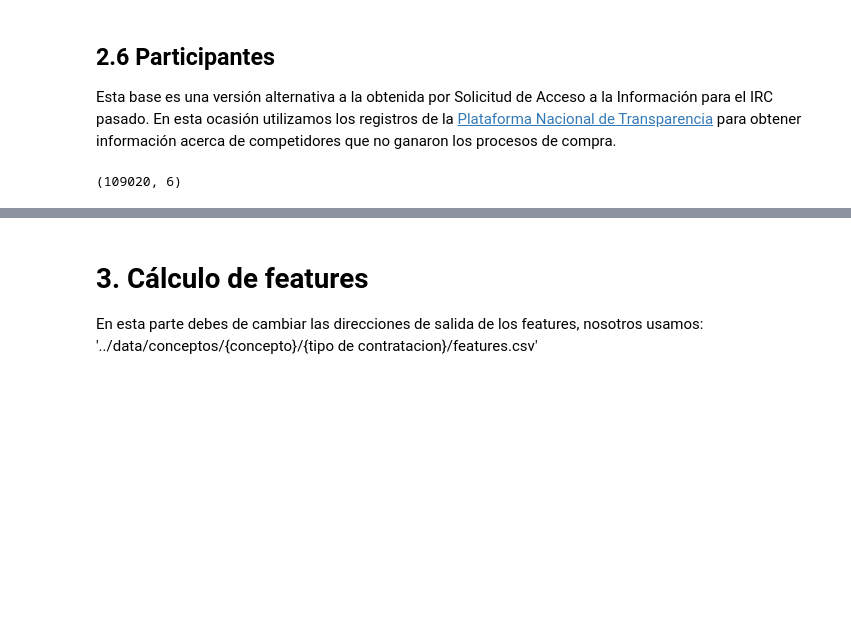
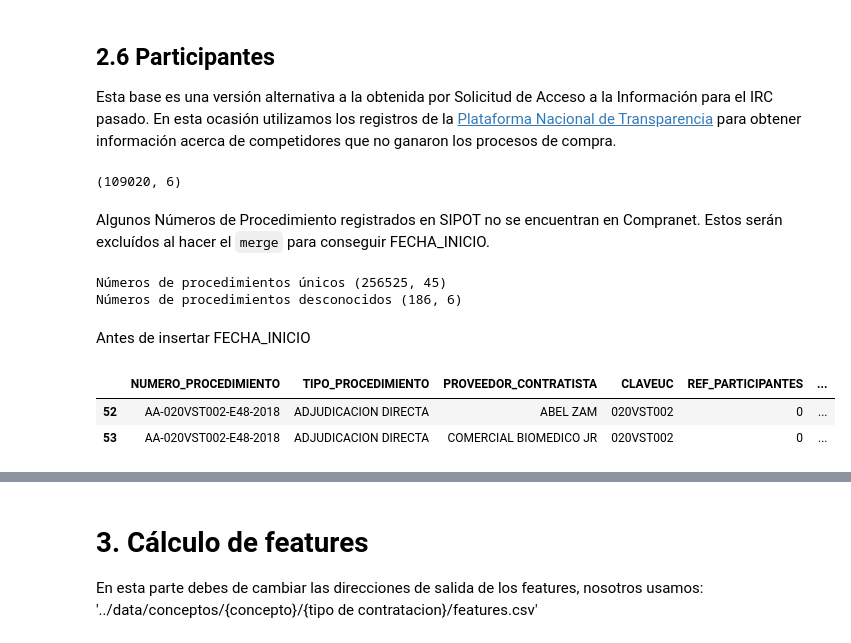
Before and after one commit to imco/IRC, a Jupyter notebook: notebooks/IRC_v2.ipynb, the cells around one changed output, grey strips where cells are left out. Drawn from its saved outputs; the diff is of its cells as text; code cells hidden in the pictures; blank space fills up the shorter version.

Commit message:
Add FECHA_INICIO to df_participantes

```diff
--- a/notebooks/IRC_v2.ipynb
+++ b/notebooks/IRC_v2.ipynb
@@ -1267,3 +1267,23 @@ df_participantes = pd.read_parquet(f'{db_path}/participantes-v2018.parquet', eng
 df_participantes.shape
 # %% [output]
 (109020, 6)
+# %% [markdown]
+Algunos Números de Procedimiento registrados en SIPOT no se encuentran en Compranet. Estos serán excluídos al hacer el `merge` para conseguir FECHA_INICIO.
+# %%
+duplicados = df_procedimientos.duplicated(subset=['NUMERO_PROCEDIMIENTO'], keep='last')
+unicos = df_procedimientos[~duplicados]
+print('Números de procedimientos únicos', unicos.shape)
+
+desconocidos = df_participantes[~df_participantes['NUMERO_PROCEDIMIENTO'].isin(unicos['NUMERO_PROCEDIMIENTO'])]
+print('Números de procedimientos desconocidos', desconocidos.shape)
+# %% [output]
+Números de procedimientos únicos (256525, 45)
+Números de procedimientos desconocidos (186, 6)
+# %% [markdown]
+Antes de insertar FECHA_INICIO
+# %%
+df_participantes[df_participantes['NUMERO_PROCEDIMIENTO'] == 'AA-020VST002-E48-2018']
+# %% [output]
+|  | NUMERO_PROCEDIMIENTO | TIPO_PROCEDIMIENTO | PROVEEDOR_CONTRATISTA | CLAVEUC | REF_PARTICIPANTES | ... |
+| 52 | AA-020VST002-E48-2018 | ADJUDICACION DIRECTA | ABEL ZAM | 020VST002 | 0 | ... |
+| 53 | AA-020VST002-E48-2018 | ADJUDICACION DIRECTA | COMERCIAL BIOMEDICO JR | 020VST002 | 0 | ... |
```
Also changed, not shown: parts of 1 cell of this notebook.
